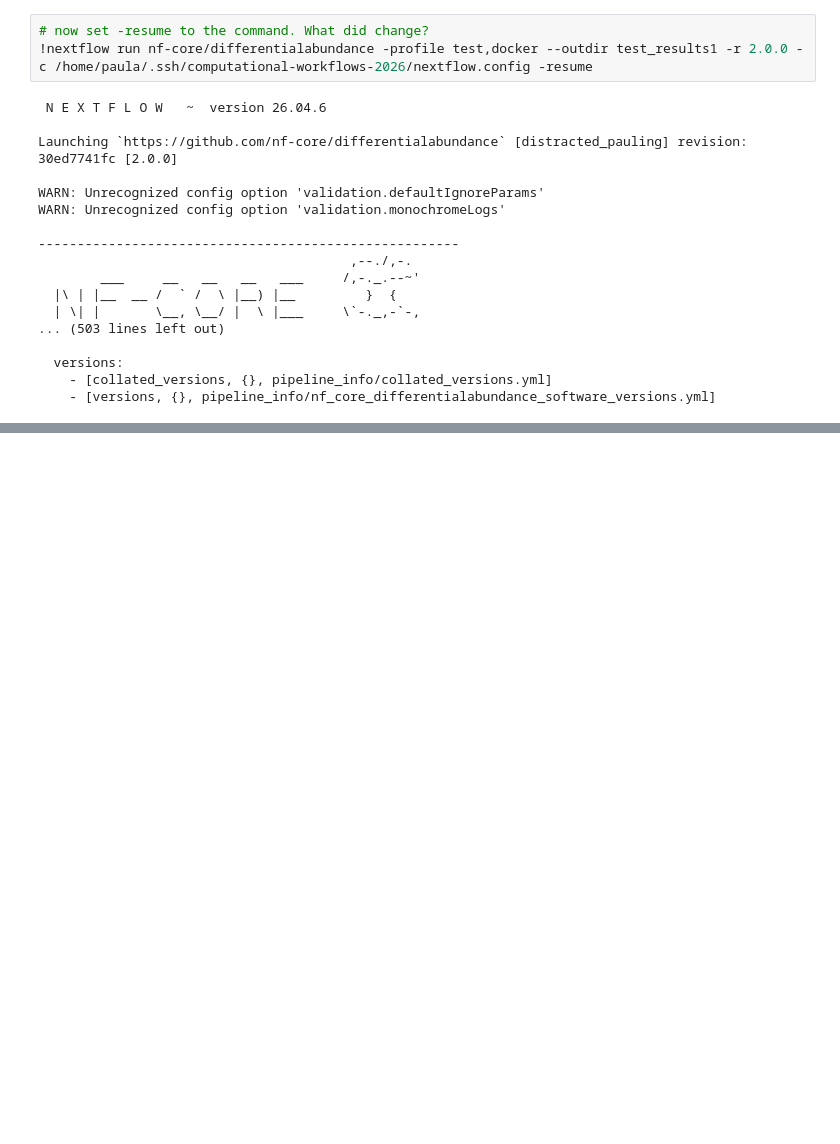
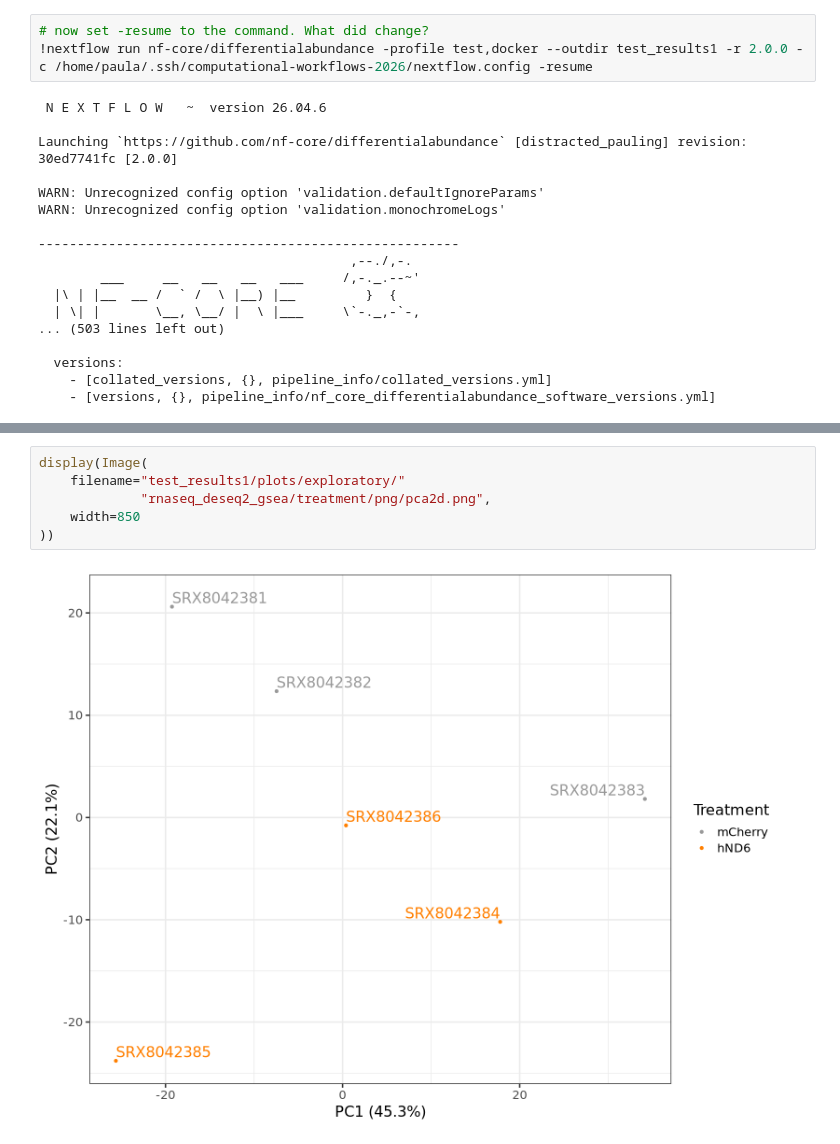
Before and after one commit to paula2701/computational-workflows-2026, a Jupyter notebook: day_01/day_01.ipynb, the cells around one changed output, grey strips where cells are left out. Cells and saved outputs as stored; diff of their text form; blank space fills up the shorter version.

```diff
--- a/day_01/day_01.ipynb
+++ b/day_01/day_01.ipynb
@@ -164,0 +226,8 @@ Give the most important plots from the report:
+# %%
+display(Image(
+    filename="test_results1/plots/exploratory/"
+             "rnaseq_deseq2_gsea/treatment/png/pca2d.png",
+    width=850
+))
+# %% [output]
+[figure, added]
```
Also changed, not shown: parts of 33 cells of this notebook, 21 other files.
